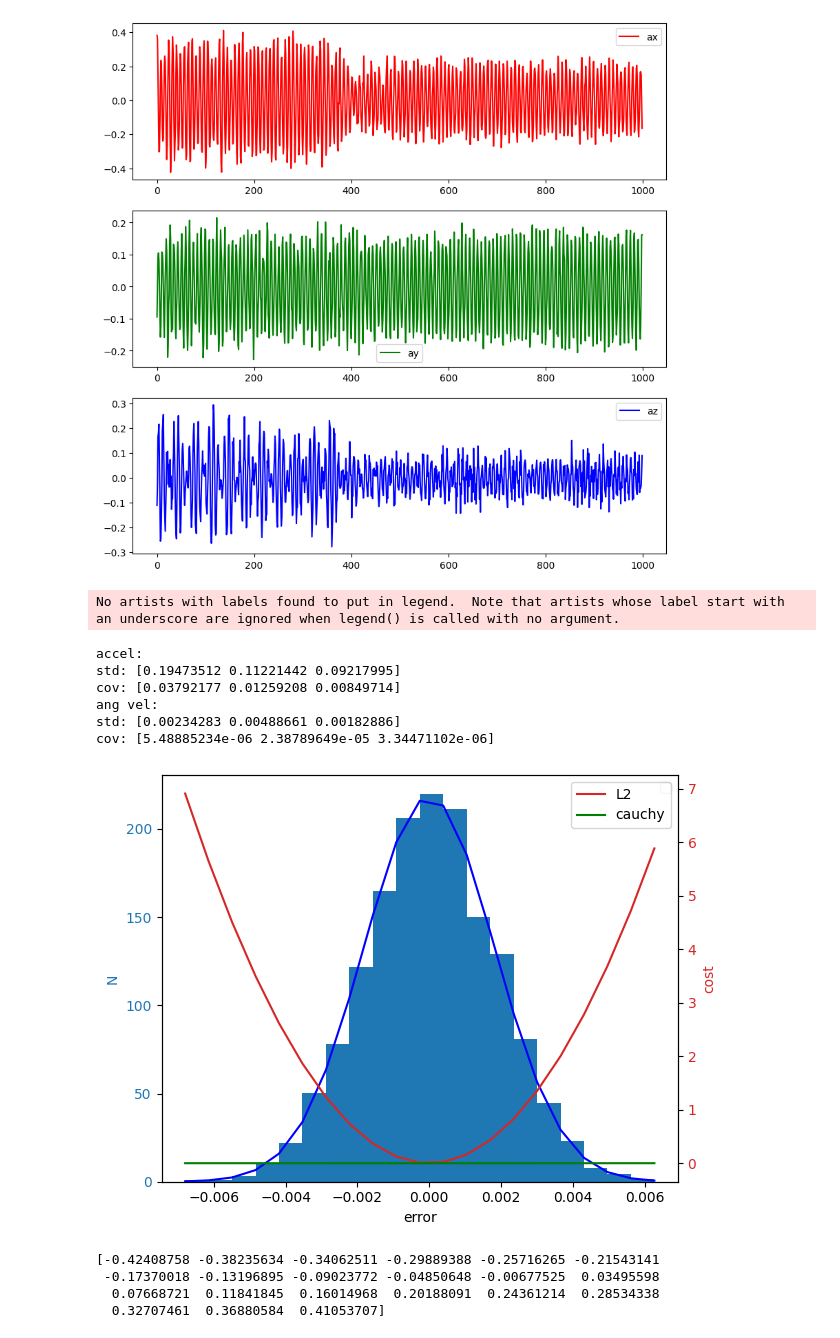
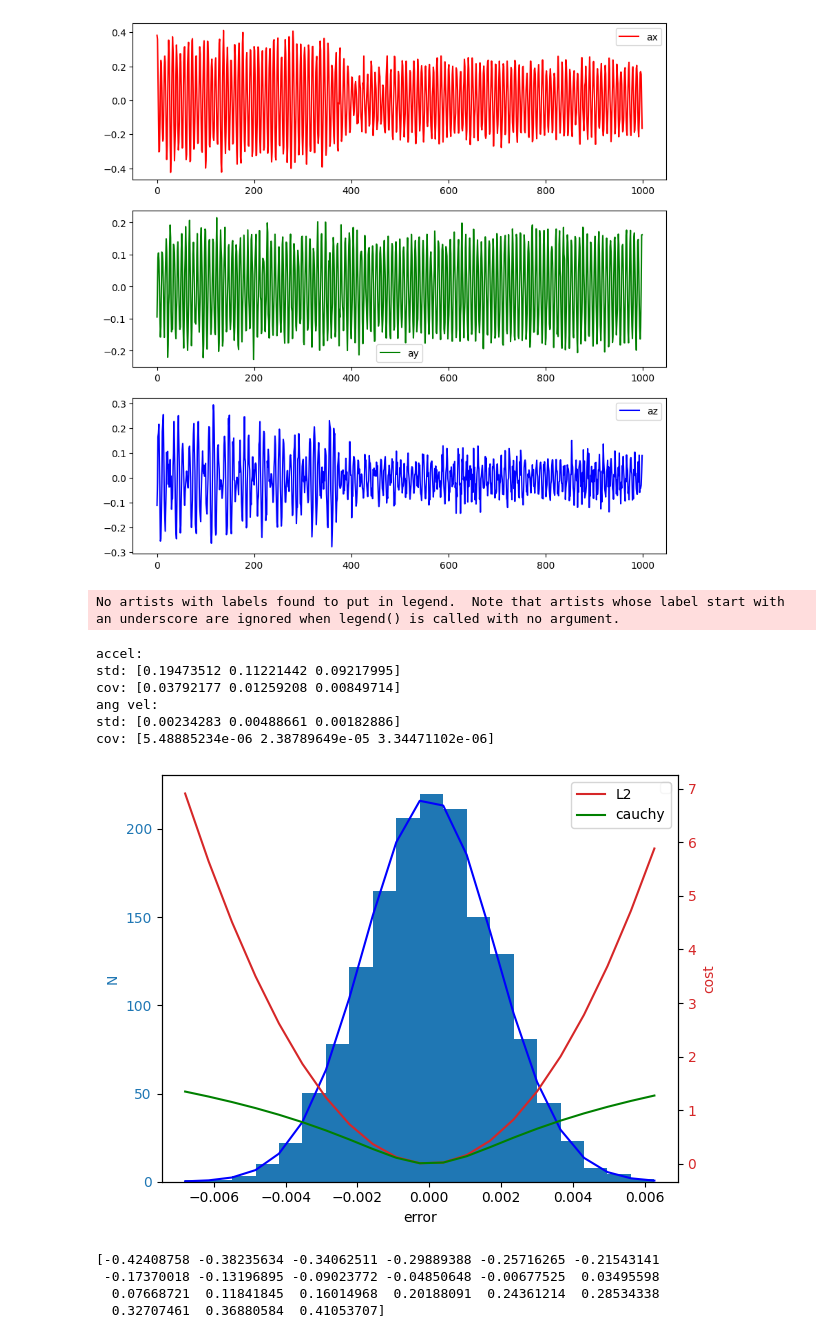
Before and after one commit to utiasASRL/steam_icp, a Jupyter notebook: script/visualize_debug.ipynb, the cells around one changed output. Cells and saved outputs as stored; diff of their text form; code cells hidden in the pictures.

```diff
--- a/script/visualize_debug.ipynb
+++ b/script/visualize_debug.ipynb
@@ -6,8 +6,10 @@ import matplotlib.pyplot as plt
 from bisect import bisect_left
 from estimate_qc import *
 # %%
-root = '/workspace/raid/krb/boreas/boreas-2021-09-02-11-42/'
-debug_path = '/home/krb/ASRL/temp/steam_icp/boreas_velodyne/steamlio/boreas-2021-09-02-11-42_debug.txt'
+# root = '/workspace/raid/krb/boreas/boreas-2021-09-02-11-42/'
+root = '/workspace/data1/boreas-2021-09-02-11-42/'
+# debug_path = '/home/krb/ASRL/temp/steam_icp/boreas_velodyne/steamlio/boreas-2021-09-02-11-42_debug.txt'
+debug_path = '/home/asrl/ASRL/temp/steam_icp/boreas_velodyne/steamlio/boreas-2021-09-02-11-42_debug.txt'
 # %%
 def get_applanix_data_at_time(time, gps_times, gps_lines):
 
@@ -270,35 +272,35 @@ ax1.legend()
 
 bins = np.array(bins)
 
 ax2 = ax1.twinx()
 color = 'tab:red'
 ax2.set_ylabel('cost', color=color)
 e = np.sqrt(bins**2 / ang_cov[dim - 3])
 L2 = 0.5 * (e**2)
 ax2.plot(bins, L2, color=color, label='L2')
-k = 0.015
+k = 1.0
 cauchy = (k**2 / 2) * np.log(1 + (e / k)**2)
 ax2.plot(bins, cauchy, color='g', label='cauchy')
 
 ax2.tick_params(axis='y', labelcolor=color)
 ax2.legend()
 
 fig.tight_layout()
 # _, bins, _ = plt.hist(accel_minus_gravity[:1000, 0], bins=20)
 
 # plt.plot(bins, L2, 'r')
 # plt.
 # plt.hist(imu_data[:1000, 1], bins=20)
 plt.show()
 # %% [output]
 No artists with labels found to put in legend.  Note that artists whose label start with an underscore are ignored when legend() is called with no argument.
 accel:
 std: [0.19473512 0.11221442 0.09217995]
 cov: [0.03792177 0.01259208 0.00849714]
 ang vel:
 std: [0.00234283 0.00488661 0.00182886]
 cov: [5.48885234e-06 2.38789649e-05 3.34471102e-06]
-[figure, old version]
+[figure, new version]
 # %%
 print
 # %%
```
Also changed, not shown: parts of 5 cells of this notebook, 9 other files.
